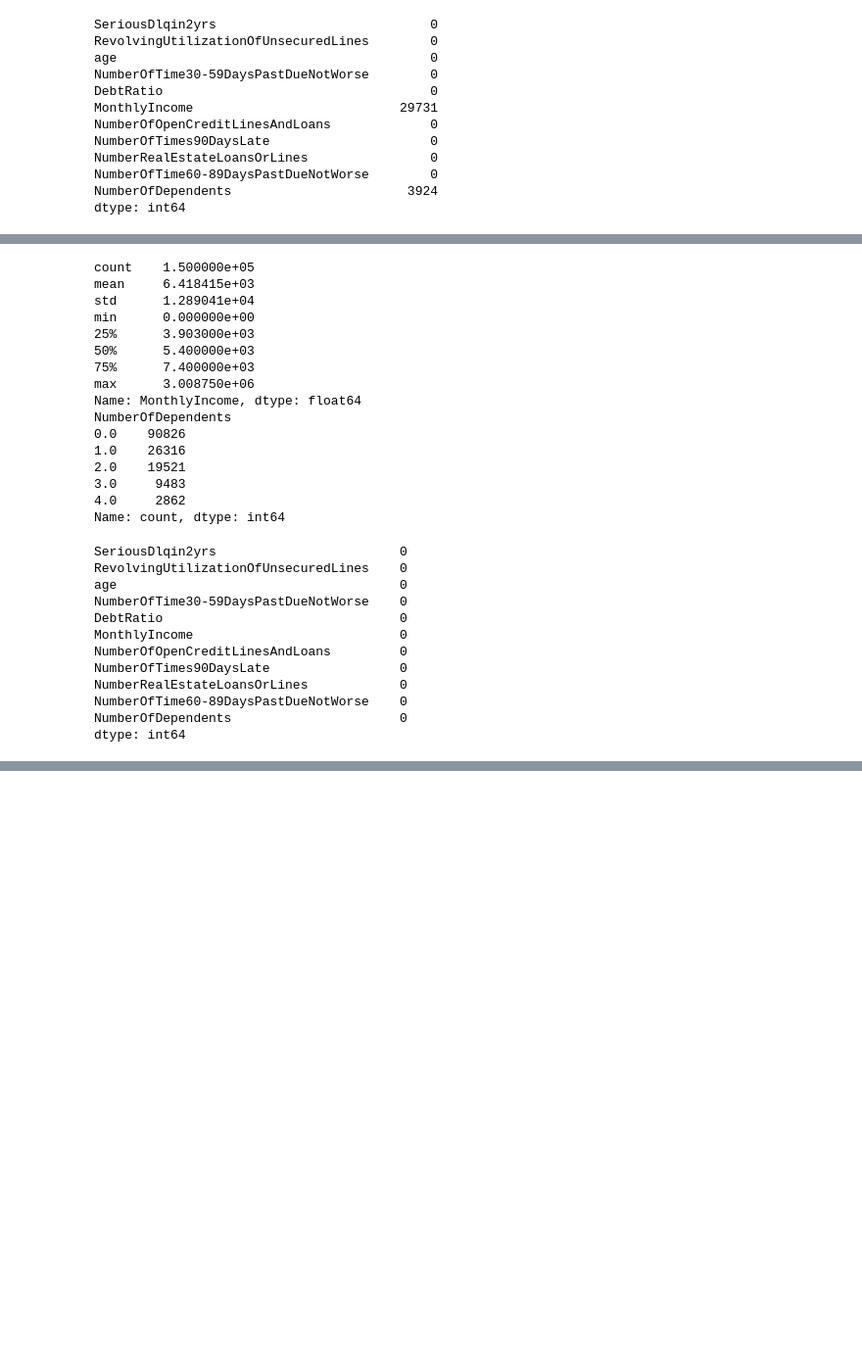
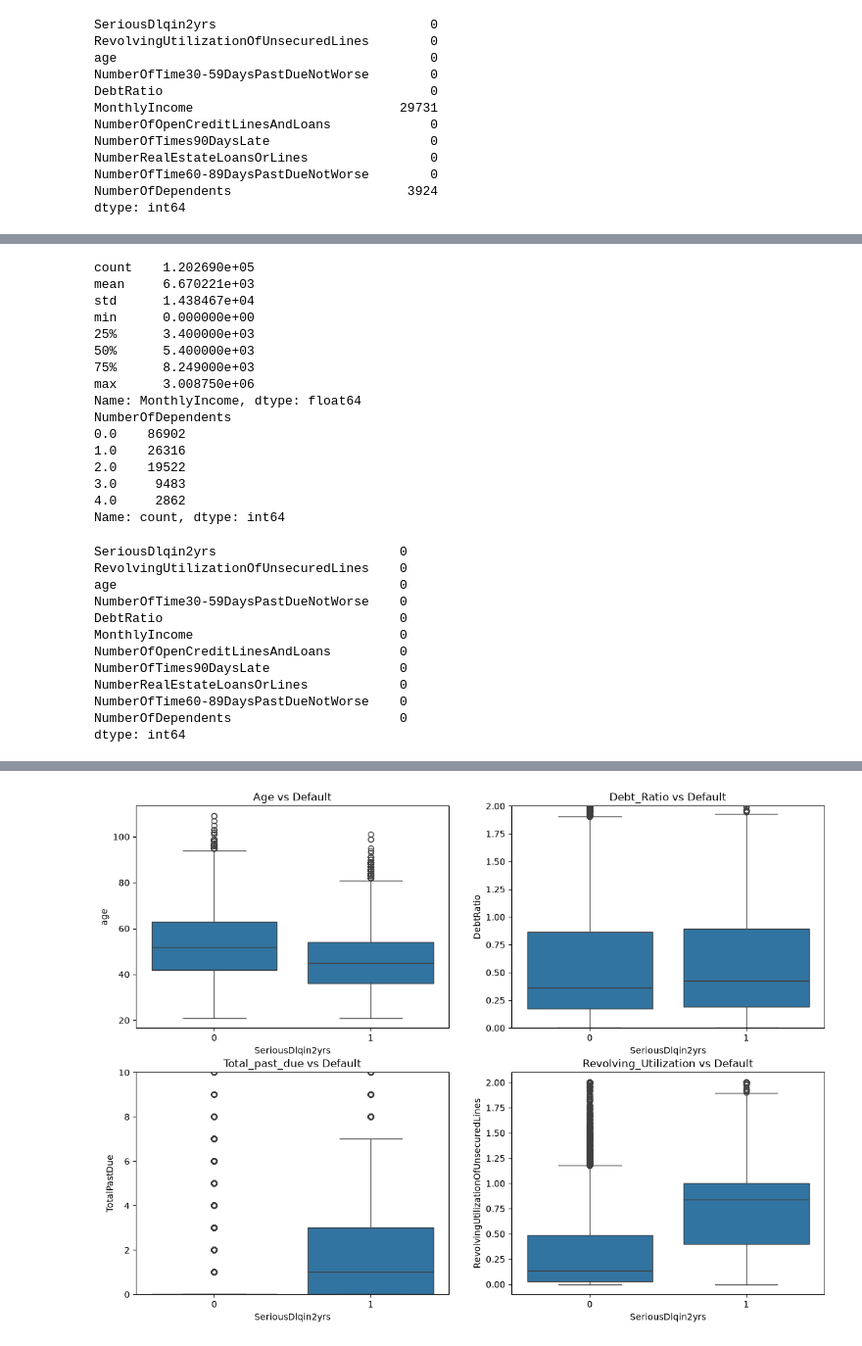
Before and after one commit to hasheem7203/codealpha_tasks, a Jupyter notebook: Task1/notebooks/eda.ipynb, the cells around one changed output, grey strips where cells are left out. Shown at 98% size. Drawn from its saved outputs; the diff is of its cells as text; code cells hidden in the pictures; blank space fills up the shorter version.

Commit message:
visualizing data

```diff
--- a/Task1/notebooks/eda.ipynb
+++ b/Task1/notebooks/eda.ipynb
@@ -95,12 +98,15 @@ for col in late_cols:
     print(col, "capped at real_max")
 
 print("Rows with age = 0:", (df_clean['age'] == 0).sum())
-df_clean.loc[df_clean['age'] == 0] = df_clean['age'].median()
+df_clean.loc[df_clean['age'] == 0, 'age'] = df_clean['age'].median()
 
 print ("ROws with utilization > 2:", (df_clean['RevolvingUtilizationOfUnsecuredLines'] >2).sum())
 df_clean['RevolvingUtilizationOfUnsecuredLines'] = df_clean['RevolvingUtilizationOfUnsecuredLines'].clip(upper=2)
 
 df_clean[late_cols + ['age','RevolvingUtilizationOfUnsecuredLines']].describe()
+
+print(df_clean['SeriousDlqin2yrs'].unique())
+df_clean['SeriousDlqin2yrs'].value_counts()
 # %% [output]
 NumberOfTime30-59DaysPastDueNotWorse capped at real_max
 NumberOfTimes90DaysLate capped at real_max
@@ -130,19 +132,19 @@ df_clean['NumberOfDependents'] = df_clean['NumberOfDependents'].fillna(0)
 
 df_clean.isnull().sum()
 # %% [output]
-count    1.500000e+05
-mean     6.418415e+03
-std      1.289041e+04
+count    1.202690e+05
+mean     6.670221e+03
+std      1.438467e+04
 min      0.000000e+00
-25%      3.903000e+03
+25%      3.400000e+03
 50%      5.400000e+03
-75%      7.400000e+03
+75%      8.249000e+03
 max      3.008750e+06
 Name: MonthlyIncome, dtype: float64
 NumberOfDependents
-0.0    90826
+0.0    86902
 1.0    26316
-2.0    19521
+2.0    19522
 3.0     9483
 4.0     2862
 Name: count, dtype: int64
@@ -179,3 +181,23 @@ df_clean.head()
 | 3 | 0 | 0.658180 | 38 | 1 | 0.085113 | 3042.0 | ... |
 | 4 | 0 | 0.233810 | 30 | 0 | 0.036050 | 3300.0 | ... |
 | 5 | 0 | 0.907239 | 49 | 1 | 0.024926 | 63588.0 | ... |
+# %%
+fig ,axes = plt.subplots(2,2,figsize=(14,10))
+
+sns.boxplot(data=df_clean,x='SeriousDlqin2yrs',y='age', ax = axes[0,0])
+axes[0,0].set_title('Age vs Default')
+
+sns.boxplot(data=df_clean,x='SeriousDlqin2yrs',y='DebtRatio', ax = axes[0,1])
+axes[0,1].set_ylim(0,2)
+axes[0,1].set_title('Debt_Ratio vs Default')
+
+sns.boxplot(data=df_clean,x='SeriousDlqin2yrs',y='TotalPastDue', ax = axes[1,0])
+axes[1,0].set_ylim(0,10)
+axes[1,0].set_title('Total_past_due vs Default')
+
+sns.boxplot(data=df_clean,x='SeriousDlqin2yrs',y='RevolvingUtilizationOfUnsecuredLines', ax = axes[1,1])
+axes[1,1].set_title('Revolving_Utilization vs Default')
+
+plt.show()
+# %% [output]
+[figure, added]
```
Also changed, not shown: parts of 3 cells of this notebook.
